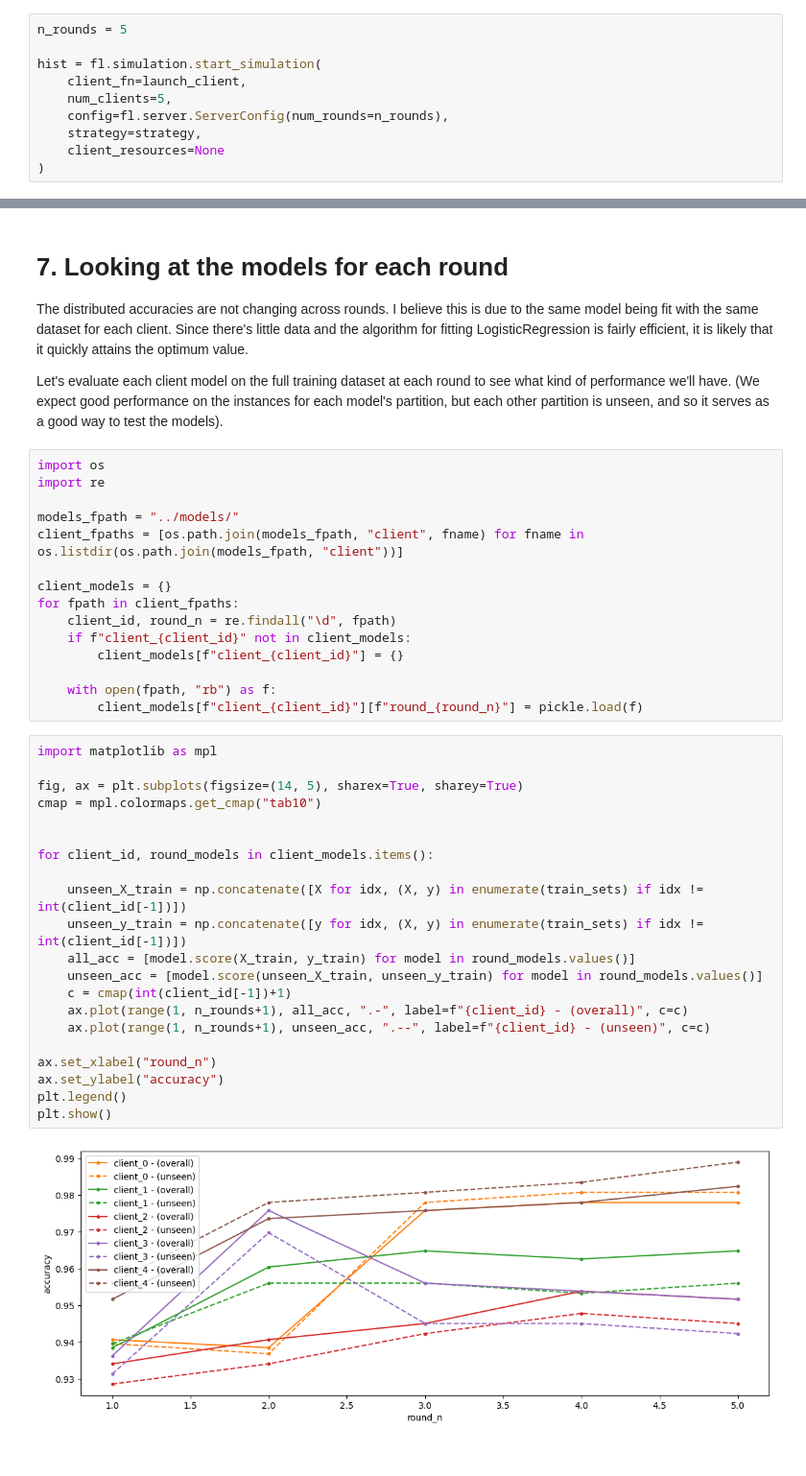
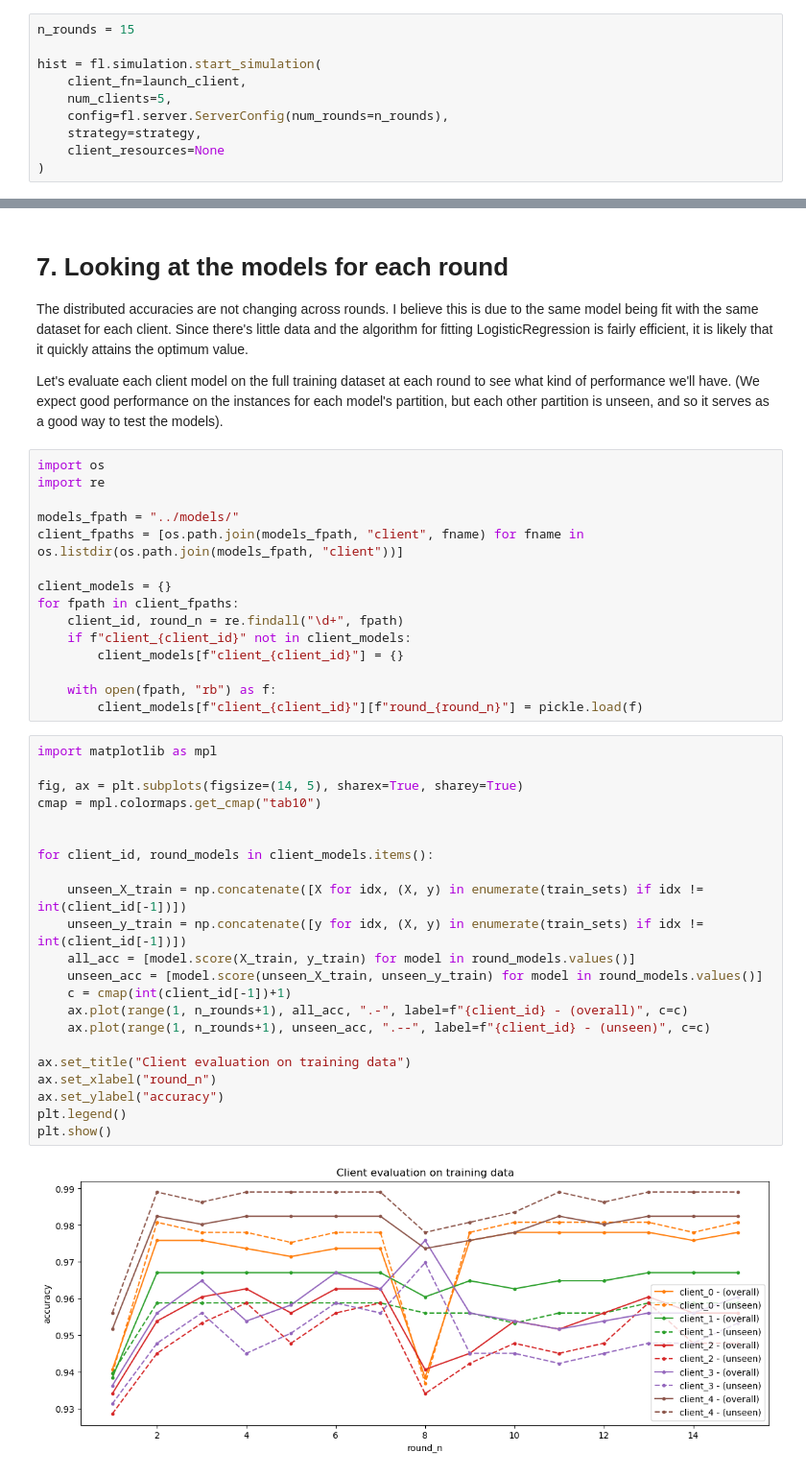
Before and after one commit to amaralcs/federated_learning, a Jupyter notebook: src/classification.ipynb, the cells around one changed output, grey strips where cells are left out. Shown at 96% size. Cells and saved outputs as stored; diff of their text form.

```diff
--- a/src/classification.ipynb
+++ b/src/classification.ipynb
@@ -235,7 +235,7 @@ strategy = fl.server.strategy.FedAvg(
 # %% [markdown]
 ## 6. Simulate!
 # %%
-n_rounds = 5
+n_rounds = 15
 
 hist = fl.simulation.start_simulation(
     client_fn=launch_client,
@@ -313,7 +353,7 @@ client_fpaths = [os.path.join(models_fpath, "client", fname) for fname in  os.li
 
 client_models = {}
 for fpath in client_fpaths:
-    client_id, round_n = re.findall("\d", fpath)
+    client_id, round_n = re.findall("\d+", fpath)
     if f"client_{client_id}" not in client_models:
         client_models[f"client_{client_id}"] = {}
 
@@ -322,23 +362,24 @@ for fpath in client_fpaths:
 # %%
 import matplotlib as mpl
 
 fig, ax = plt.subplots(figsize=(14, 5), sharex=True, sharey=True)
 cmap = mpl.colormaps.get_cmap("tab10")
 
 
 for client_id, round_models in client_models.items():
 
     unseen_X_train = np.concatenate([X for idx, (X, y) in enumerate(train_sets) if idx != int(client_id[-1])])
     unseen_y_train = np.concatenate([y for idx, (X, y) in enumerate(train_sets) if idx != int(client_id[-1])])
     all_acc = [model.score(X_train, y_train) for model in round_models.values()]
     unseen_acc = [model.score(unseen_X_train, unseen_y_train) for model in round_models.values()]
     c = cmap(int(client_id[-1])+1)
     ax.plot(range(1, n_rounds+1), all_acc, ".-", label=f"{client_id} - (overall)", c=c)
     ax.plot(range(1, n_rounds+1), unseen_acc, ".--", label=f"{client_id} - (unseen)", c=c)
 
+ax.set_title("Client evaluation on training data")
 ax.set_xlabel("round_n")
 ax.set_ylabel("accuracy")
 plt.legend()
 plt.show()
 # %% [output]
-[figure, old version]
+[figure, new version]
```
Also changed, not shown: parts of 4 cells of this notebook, 1 other file.
